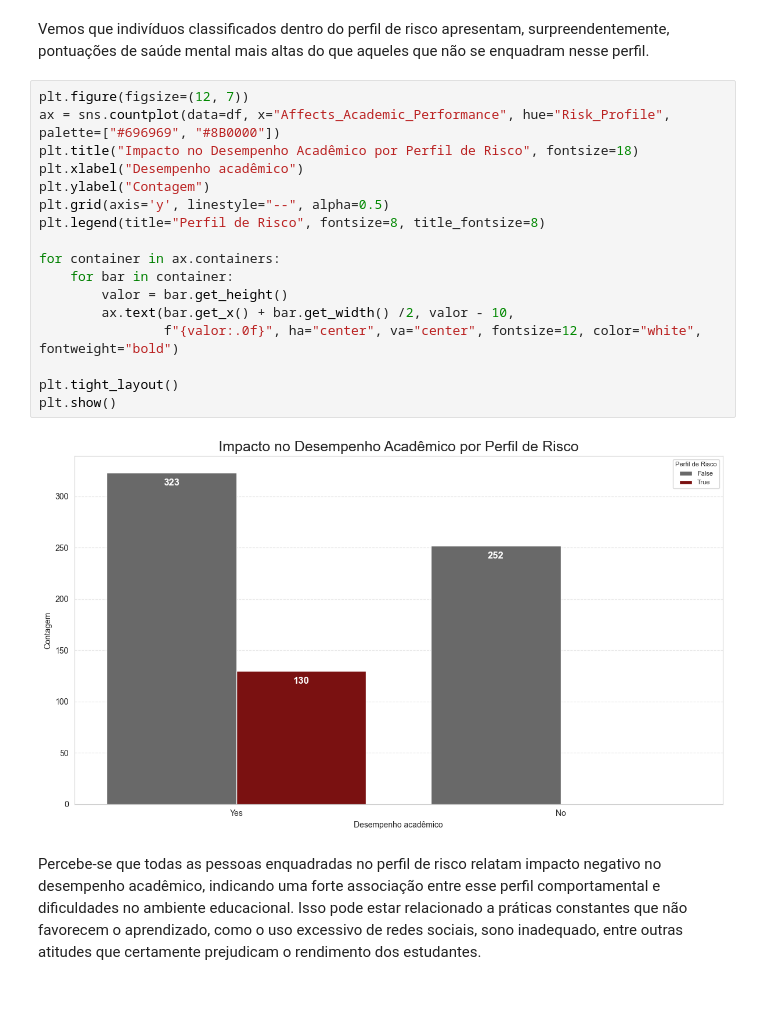
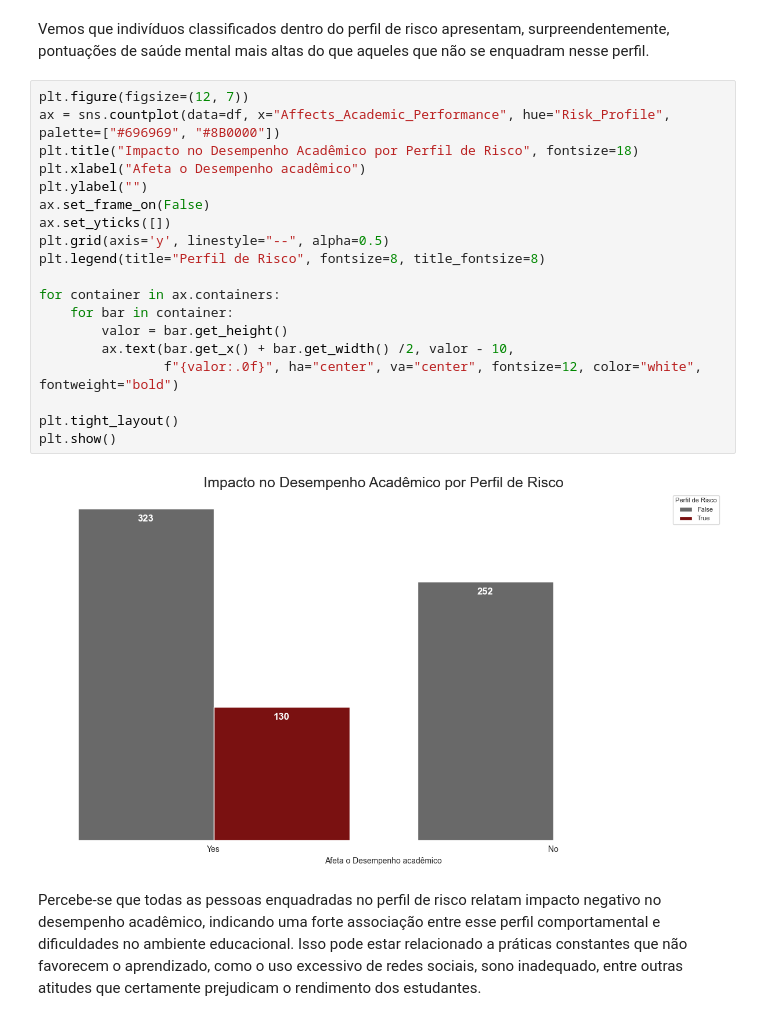
Before and after one commit to JoaoHeslin/Estudantes-e-Midias-Sociais, a Jupyter notebook: relatorio.ipynb, the cells around one changed output. Saved outputs shown, nothing was run; the diff lists cells and outputs as text.

```diff
--- a/relatorio.ipynb
+++ b/relatorio.ipynb
@@ -411,21 +411,23 @@ Vemos que indivíduos classificados dentro do perfil de risco apresentam, surpre
 # %%
 plt.figure(figsize=(12, 7))
 ax = sns.countplot(data=df, x="Affects_Academic_Performance", hue="Risk_Profile", palette=["#696969", "#8B0000"])
 plt.title("Impacto no Desempenho Acadêmico por Perfil de Risco", fontsize=18)
-plt.xlabel("Desempenho acadêmico")
-plt.ylabel("Contagem")
+plt.xlabel("Afeta o Desempenho acadêmico")
+plt.ylabel("")
+ax.set_frame_on(False)
+ax.set_yticks([])
 plt.grid(axis='y', linestyle="--", alpha=0.5)
 plt.legend(title="Perfil de Risco", fontsize=8, title_fontsize=8)
 
 for container in ax.containers:
     for bar in container:
         valor = bar.get_height()
         ax.text(bar.get_x() + bar.get_width() /2, valor - 10,
                 f"{valor:.0f}", ha="center", va="center", fontsize=12, color="white", fontweight="bold")
 
 plt.tight_layout()
 plt.show()
 # %% [output]
-[figure, old version]
+[figure, new version]
 # %% [markdown]
 Percebe-se que todas as pessoas enquadradas no perfil de risco relatam impacto negativo no desempenho acadêmico, indicando uma forte associação entre esse perfil comportamental e dificuldades no ambiente educacional. Isso pode estar relacionado a práticas constantes que não favorecem o aprendizado, como o uso excessivo de redes sociais, sono inadequado, entre outras atitudes que certamente prejudicam o rendimento dos estudantes.
```
